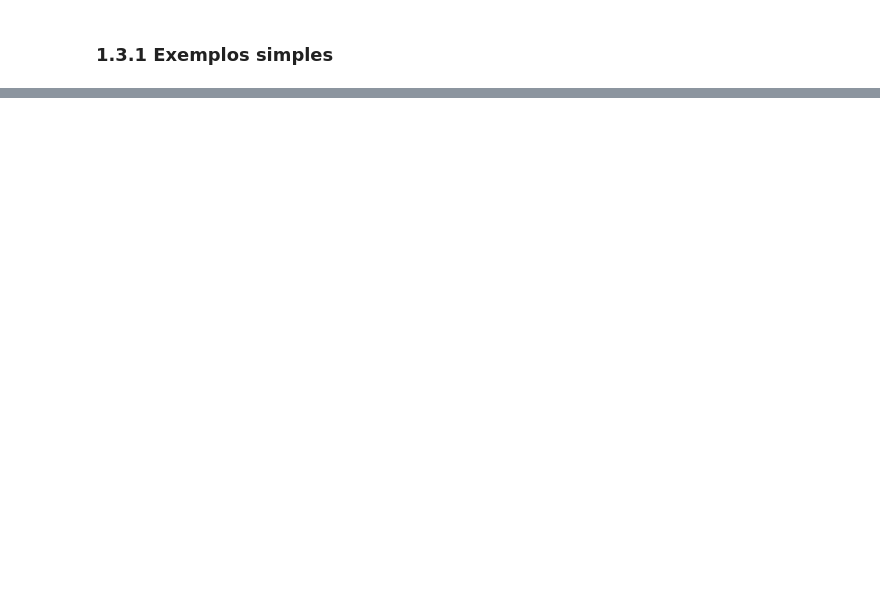
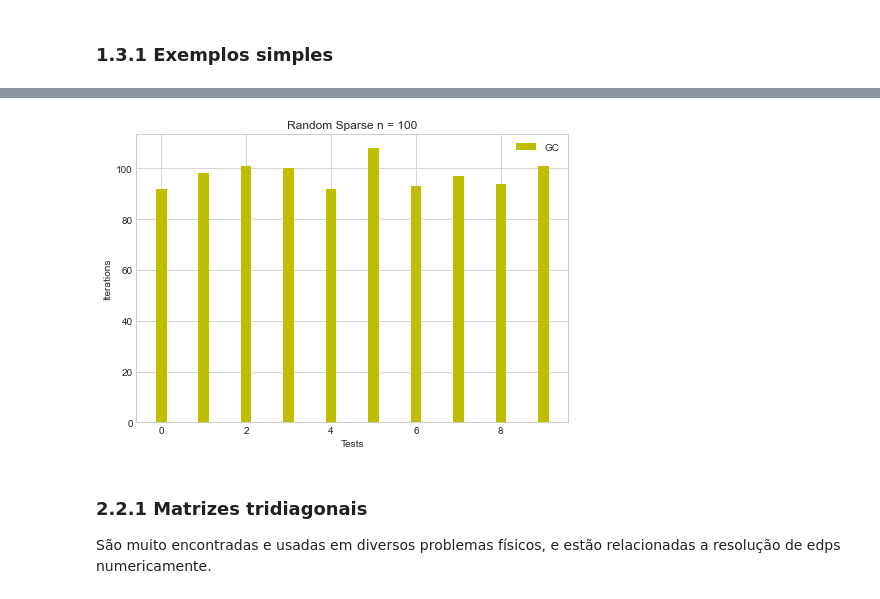
Before and after one commit to FelipeEd/Tp-ALN, a Jupyter notebook: Untitled-1.ipynb, the cells around one changed output, grey strips where cells are left out. Drawn from its saved outputs; the diff is of its cells as text; code cells hidden in the pictures; blank space fills up the shorter version.

```diff
--- a/Untitled-1.ipynb
+++ b/Untitled-1.ipynb
@@ -3,3 +1,11 @@ import numpy as np
+# %%
+import numpy as np
+import scipy as sp
+import scipy.sparse
+import scipy.sparse.linalg
+import matplotlib.pyplot as plt
+import sklearn.datasets as sk
+plt.style.use('seaborn-whitegrid')
 # %% [markdown]
 # <center> Trabalho Final de ALN #
 
@@ -147,0 +200,7 @@ Converged in 1 iterations
+# %%
+# Gera uma matriz simétrica definida positiva
+def GenSDPMat(n):
+    Q = np.random.rand(n,n)
+    # diagonal dominante
+    D = n*np.eye(n)
+    return Q.T @ Q + D
@@ -147,0 +355,32 @@ Converged in 1 iterations
+# %%
+n = 100
+
+tests = [sk.make_sparse_spd_matrix(n ,alpha=0.95),sk.make_sparse_spd_matrix(n ,alpha=0.95),sk.make_sparse_spd_matrix(n ,alpha=0.95),sk.make_sparse_spd_matrix(n ,alpha=0.95),sk.make_sparse_spd_matrix(n ,alpha=0.95),sk.make_sparse_spd_matrix(n ,alpha=0.95),sk.make_sparse_spd_matrix(n ,alpha=0.95),sk.make_sparse_spd_matrix(n ,alpha=0.95),sk.make_sparse_spd_matrix(n ,alpha=0.95),sk.make_sparse_spd_matrix(n ,alpha=0.95)]
+
+
+iterGC =[]
+
+b = np.random.rand(n)
+x0 = np.random.rand(n)
+
+for mat in tests:
+    iterGC.append(gradConj(x0, mat, b, printIters=False)[1])
+
+# plotando
+fig = plt.figure()
+ax = fig.add_axes([0,0,1,1])
+X = np.arange(10)
+
+ax.bar(X, iterGC, color = 'y', width = 0.25)
+ax.legend(labels=['GC'])
+ax.set_title(f"Random Sparse n = {n}")
+ax.set_xlabel("Tests")
+ax.set_ylabel("Iterations")
+plt.show()
+n = n*10
+# %% [output]
+[figure, added]
+# %% [markdown]
+### 2.2.1 Matrizes tridiagonais
+
+São muito encontradas e usadas em diversos problemas físicos, e estão relacionadas a resolução de edps numericamente.
```
Also changed, not shown: parts of 26 cells of this notebook.
